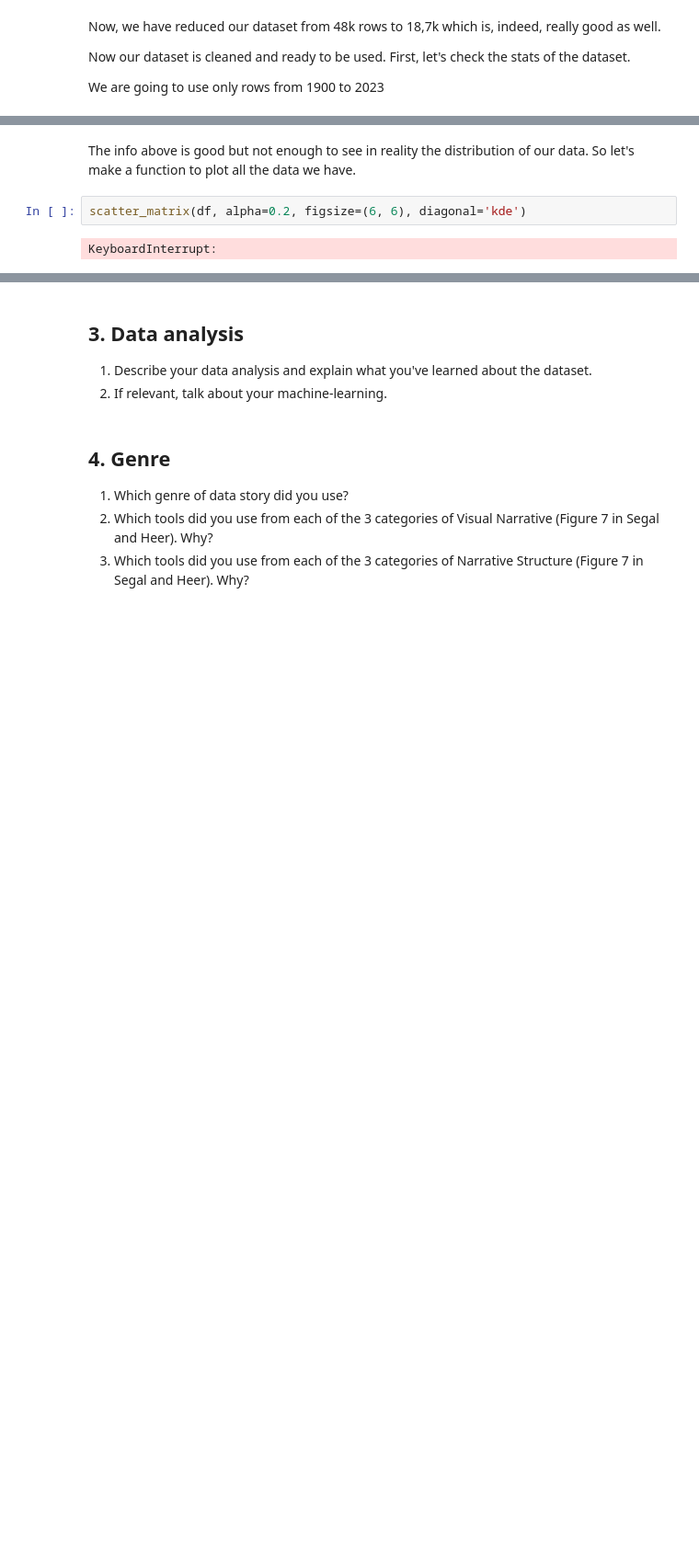
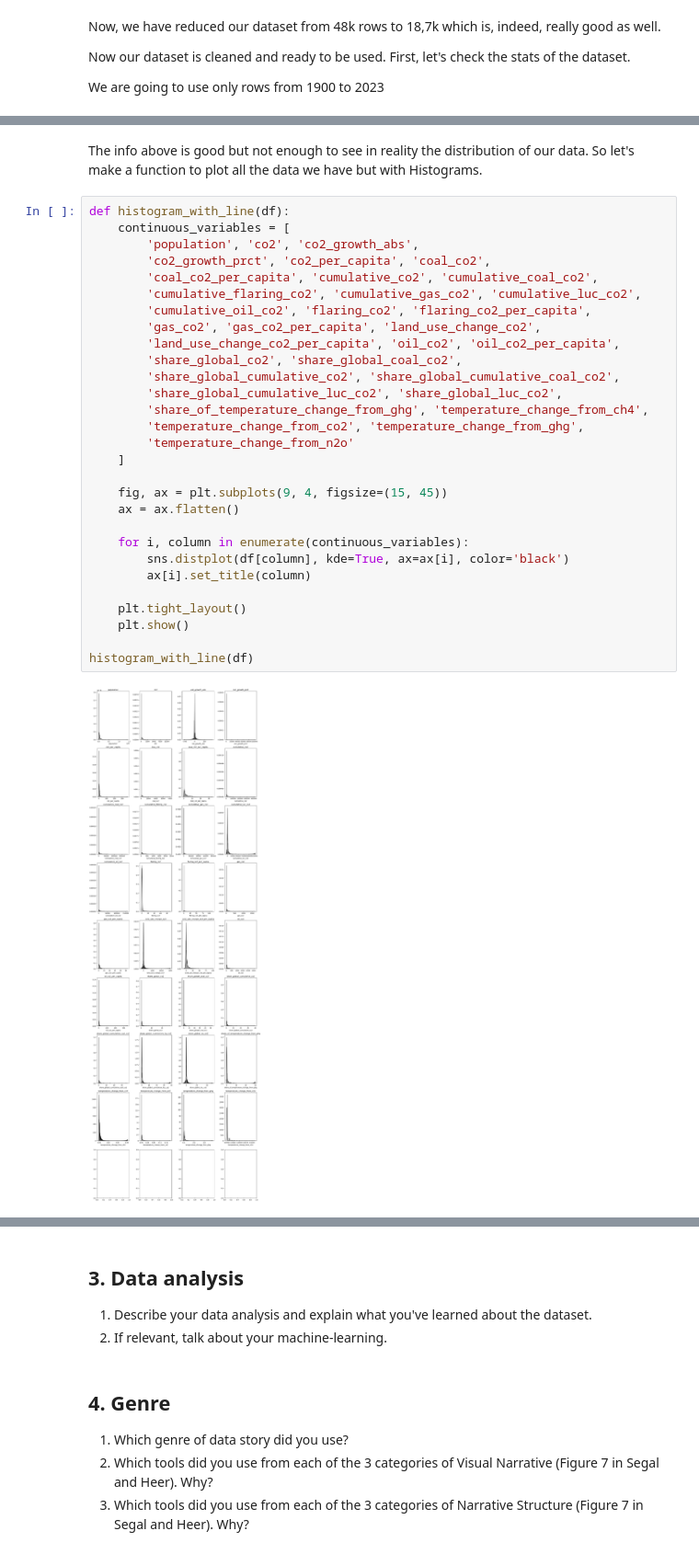
Before and after one commit to magolimbo/Social_data_analysis_and_visualisation, a Jupyter notebook: project/main.ipynb, the cells around one changed output, grey strips where cells are left out. Shown at 92% size. Cells and saved outputs as stored; diff of their text form; blank space fills up the shorter version.

```diff
--- a/project/main.ipynb
+++ b/project/main.ipynb
@@ -159,6 +229,33 @@ We are going to use only rows from 1900 to 2023
 # %% [markdown]
-The info above is good but not enough to see in reality the distribution of our data. So let's make a function to plot all the data we have.
+The info above is good but not enough to see in reality the distribution of our data. So let's make a function to plot all the data we have but with Histograms.
-# %%
-scatter_matrix(df, alpha=0.2, figsize=(6, 6), diagonal='kde')
-# %% [output]
-KeyboardInterrupt:
+# %%
+def histogram_with_line(df):
+    continuous_variables = [
+        'population', 'co2', 'co2_growth_abs',
+        'co2_growth_prct', 'co2_per_capita', 'coal_co2',
+        'coal_co2_per_capita', 'cumulative_co2', 'cumulative_coal_co2',
+        'cumulative_flaring_co2', 'cumulative_gas_co2', 'cumulative_luc_co2',
+        'cumulative_oil_co2', 'flaring_co2', 'flaring_co2_per_capita',
+        'gas_co2', 'gas_co2_per_capita', 'land_use_change_co2',
+        'land_use_change_co2_per_capita', 'oil_co2', 'oil_co2_per_capita',
+        'share_global_co2', 'share_global_coal_co2',
+        'share_global_cumulative_co2', 'share_global_cumulative_coal_co2',
+        'share_global_cumulative_luc_co2', 'share_global_luc_co2',
+        'share_of_temperature_change_from_ghg', 'temperature_change_from_ch4',
+        'temperature_change_from_co2', 'temperature_change_from_ghg',
+        'temperature_change_from_n2o'
+    ]
+
+    fig, ax = plt.subplots(9, 4, figsize=(15, 45))
+    ax = ax.flatten()
+
+    for i, column in enumerate(continuous_variables):
+        sns.distplot(df[column], kde=True, ax=ax[i], color='black')
+        ax[i].set_title(column)
+
+    plt.tight_layout()
+    plt.show()
+
+histogram_with_line(df)
+# %% [output]
+[figure, added]
```
Also changed, not shown: parts of 22 cells of this notebook.
